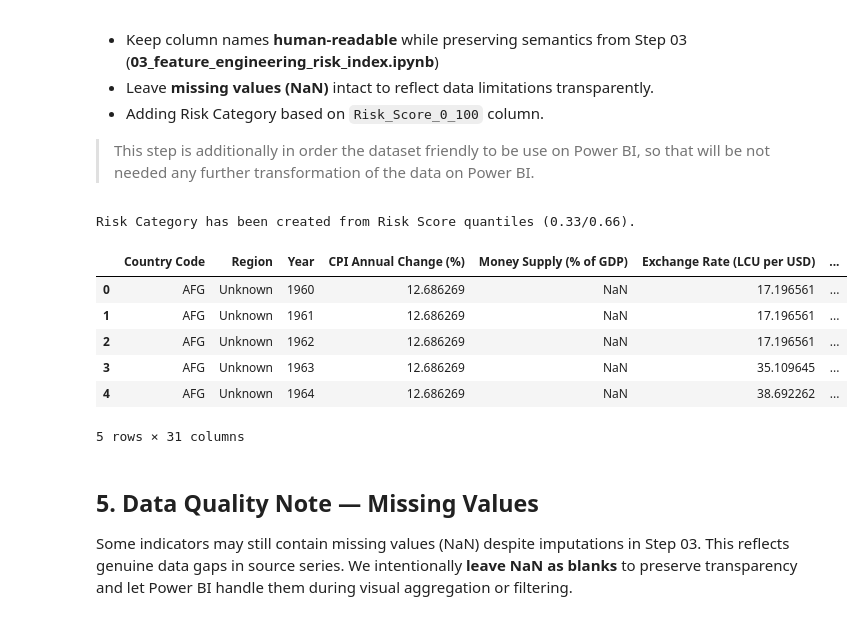
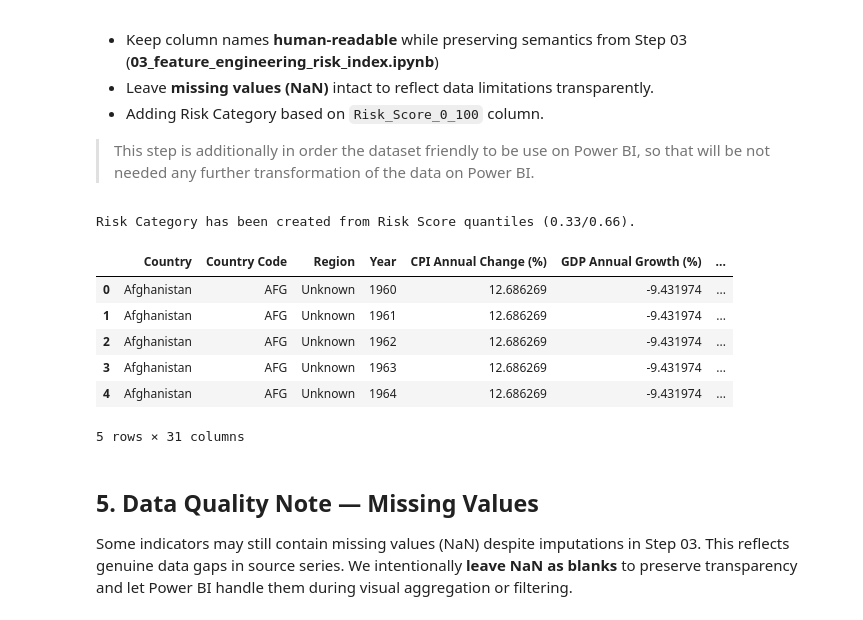
Before and after one commit to namora-fernando/inflation-risk-analysis, a Jupyter notebook: notebooks/04_modeling.ipynb, the cells around one changed output. Drawn from its saved outputs; the diff is of its cells as text; code cells hidden in the pictures.

```diff
--- a/notebooks/04_modeling.ipynb
+++ b/notebooks/04_modeling.ipynb
@@ -173,6 +172,7 @@ final_df = df_risk_index_with_region.copy()
 # Rename map specified below for columns that will later be seen on dashboard
 # Meanwhile for more technical columns will left as original name
 rename_map = {
+    'Country Name': 'Country',
     'CPI_AnnualChange': 'CPI Annual Change (%)',
     'GDP_Growth': 'GDP Annual Growth (%)',
     'MoneySupply_GDPpct': 'Money Supply (% of GDP)',
@@ -196,40 +196,40 @@ final_df.rename(columns=existing_renames, inplace=True)
 # The categorization has 3 values: Low, Medium, High
 q_low, q_high = final_df['Risk Score'].quantile([0.33, 0.66])
 
 def _category(x):
     if pd.isna(x):
         return np.nan
     if x <= q_low: return 'Low'
     if x <= q_high: return 'Medium'
     return 'High'
 
 final_df['Risk Category'] = final_df['Risk Score'].apply(_category)
 print('Risk Category has been created from Risk Score quantiles (0.33/0.66).')
 
 # Reorder columns (put human-facing first)
 preferred_order = [
     c for c in [
         'Country', 'Country Code', 'Region', 'Year',
         'CPI Annual Change (%)',
-        'GDP Growth (%)',
+        'GDP Annual Growth (%)',
         'Money Supply (% of GDP)',
         'Exchange Rate (LCU per USD)',
         'Risk Score', 'Risk Category'
     ] if c in final_df.columns
 ]
 # Include any remaining columns at the end
 remaining = [c for c in final_df.columns if c not in preferred_order]
 final_df = final_df[preferred_order + remaining]
 
 final_df.head(5)
 # %% [output]
 Risk Category has been created from Risk Score quantiles (0.33/0.66).
-|  | Country Code | Region | Year | CPI Annual Change (%) | Money Supply (% of GDP) | Exchange Rate (LCU per USD) | ... |
-| 0 | AFG | Unknown | 1960 | 12.686269 | NaN | 17.196561 | ... |
-| 1 | AFG | Unknown | 1961 | 12.686269 | NaN | 17.196561 | ... |
-| 2 | AFG | Unknown | 1962 | 12.686269 | NaN | 17.196561 | ... |
-| 3 | AFG | Unknown | 1963 | 12.686269 | NaN | 35.109645 | ... |
-| 4 | AFG | Unknown | 1964 | 12.686269 | NaN | 38.692262 | ... |
+|  | Country | Country Code | Region | Year | CPI Annual Change (%) | GDP Annual Growth (%) | ... |
+| 0 | Afghanistan | AFG | Unknown | 1960 | 12.686269 | -9.431974 | ... |
+| 1 | Afghanistan | AFG | Unknown | 1961 | 12.686269 | -9.431974 | ... |
+| 2 | Afghanistan | AFG | Unknown | 1962 | 12.686269 | -9.431974 | ... |
+| 3 | Afghanistan | AFG | Unknown | 1963 | 12.686269 | -9.431974 | ... |
+| 4 | Afghanistan | AFG | Unknown | 1964 | 12.686269 | -9.431974 | ... |
 5 rows × 31 columns
 # %% [markdown]
 ## 5. Data Quality Note — Missing Values
```
Also changed, not shown: parts of 4 cells of this notebook.
